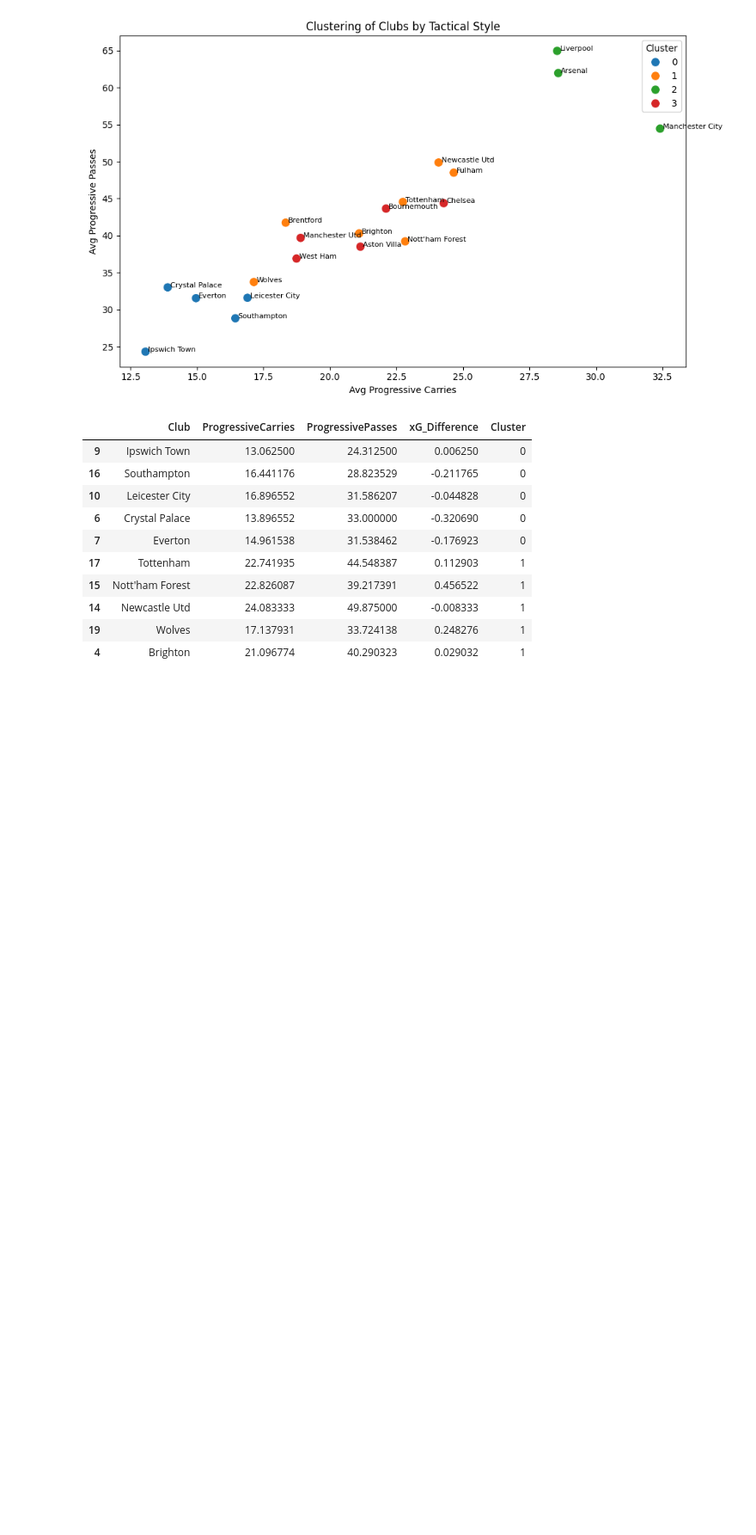
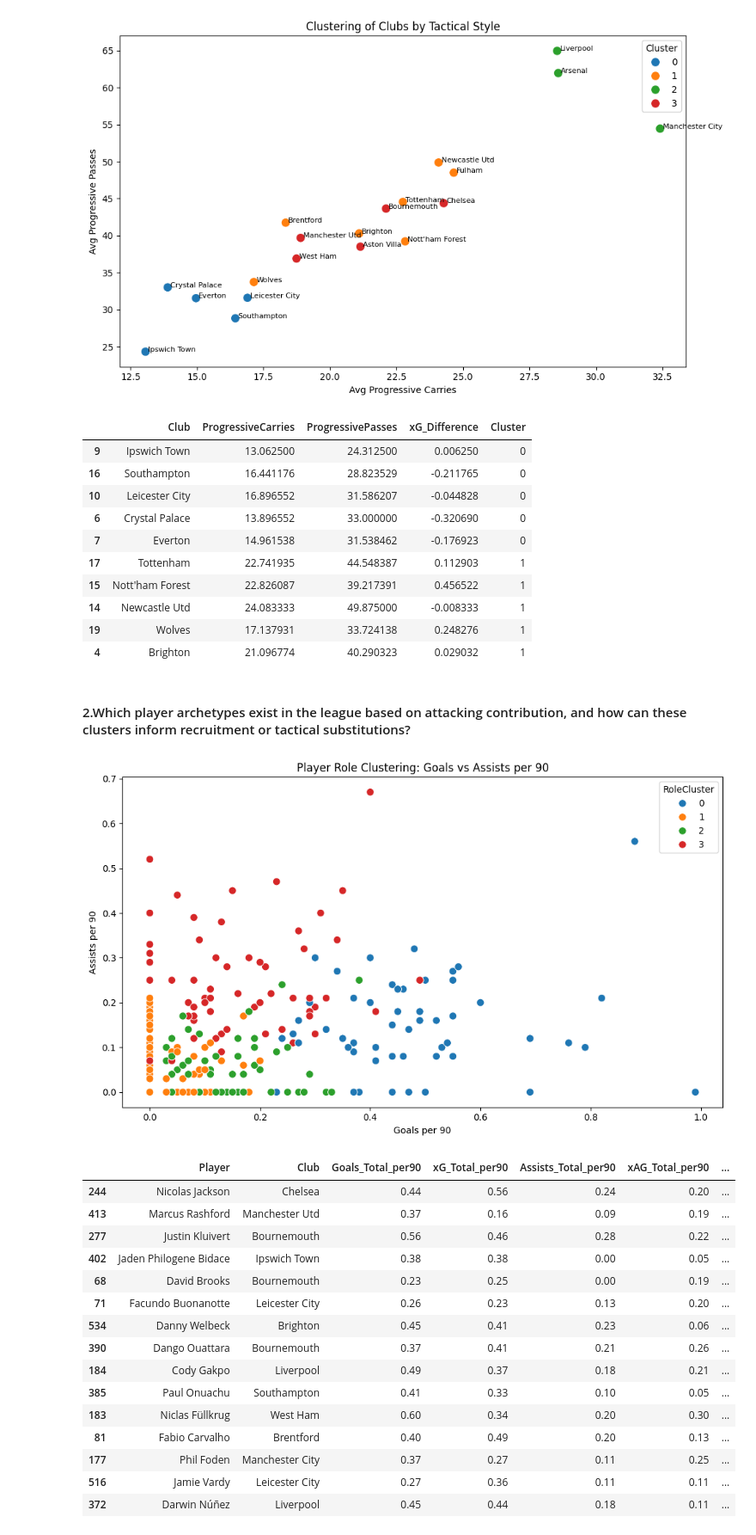
Before and after one commit to AvirukthGT/PremierLeagueAnalysis, a Jupyter notebook: player_analysis.ipynb, the cells around one changed output. Shown at 86% size. Drawn from its saved outputs; the diff is of its cells as text; code cells hidden in the pictures; blank space fills up the shorter version.

```diff
--- a/player_analysis.ipynb
+++ b/player_analysis.ipynb
@@ -513,3 +513,66 @@ style_metrics[['Club', 'ProgressiveCarries', 'ProgressivePasses', 'xG_Difference
 | 14 | Newcastle Utd | 24.083333 | 49.875000 | -0.008333 | 1 |
 | 19 | Wolves | 17.137931 | 33.724138 | 0.248276 | 1 |
 | 4 | Brighton | 21.096774 | 40.290323 | 0.029032 | 1 |
+# %% [markdown]
+#### 2.Which player archetypes exist in the league based on attacking contribution, and how can these clusters inform recruitment or tactical substitutions?
+# %%
+features = [
+    'Goals_Total_per90',
+    'xG_Total_per90',
+    'Assists_Total_per90',
+    'xAG_Total_per90',
+    'ProgressiveCarries',
+    'ProgressivePasses',
+    'GoalConversion',
+    'xG_Difference'
+]
+
+# Filter for players with meaningful minutes
+player_data = df[df['MatchesPlayed_90s'] >= 5].copy()
+X = player_data[features].fillna(0)
+
+# Step 2: Standardize features
+scaler = StandardScaler()
+X_scaled = scaler.fit_transform(X)
+
+# Step 3: KMeans Clustering
+kmeans = KMeans(n_clusters=4, random_state=42, n_init='auto')
+player_data['RoleCluster'] = kmeans.fit_predict(X_scaled)
+
+# Step 4: Visualize roles (2D projection for simplicity)
+plt.figure(figsize=(10, 6))
+sns.scatterplot(
+    data=player_data,
+    x='Goals_Total_per90',
+    y='Assists_Total_per90',
+    hue='RoleCluster',
+    palette='tab10',
+    s=70
+)
+
+plt.title('Player Role Clustering: Goals vs Assists per 90')
+plt.xlabel('Goals per 90')
+plt.ylabel('Assists per 90')
+plt.tight_layout()
+plt.show()
+
+# Optional: View sample of clustered players
+player_data[['Player', 'Club'] + features + ['RoleCluster']].sort_values('RoleCluster').head(15)
+# %% [output]
+[figure, added]
+|  | Player | Club | Goals_Total_per90 | xG_Total_per90 | Assists_Total_per90 | xAG_Total_per90 | ... |
+| 244 | Nicolas Jackson | Chelsea | 0.44 | 0.56 | 0.24 | 0.20 | ... |
+| 413 | Marcus Rashford | Manchester Utd | 0.37 | 0.16 | 0.09 | 0.19 | ... |
+| 277 | Justin Kluivert | Bournemouth | 0.56 | 0.46 | 0.28 | 0.22 | ... |
+| 402 | Jaden Philogene Bidace | Ipswich Town | 0.38 | 0.38 | 0.00 | 0.05 | ... |
+| 68 | David Brooks | Bournemouth | 0.23 | 0.25 | 0.00 | 0.19 | ... |
+| 71 | Facundo Buonanotte | Leicester City | 0.26 | 0.23 | 0.13 | 0.20 | ... |
+| 534 | Danny Welbeck | Brighton | 0.45 | 0.41 | 0.23 | 0.06 | ... |
+| 390 | Dango Ouattara | Bournemouth | 0.37 | 0.41 | 0.21 | 0.26 | ... |
+| 184 | Cody Gakpo | Liverpool | 0.49 | 0.37 | 0.18 | 0.21 | ... |
+| 385 | Paul Onuachu | Southampton | 0.41 | 0.33 | 0.10 | 0.05 | ... |
+| 183 | Niclas Füllkrug | West Ham | 0.60 | 0.34 | 0.20 | 0.30 | ... |
+| 81 | Fabio Carvalho | Brentford | 0.40 | 0.49 | 0.20 | 0.13 | ... |
+| 177 | Phil Foden | Manchester City | 0.37 | 0.27 | 0.11 | 0.25 | ... |
+| 516 | Jamie Vardy | Leicester City | 0.27 | 0.36 | 0.11 | 0.11 | ... |
+| 372 | Darwin Núñez | Liverpool | 0.45 | 0.44 | 0.18 | 0.11 | ... |
```
Also changed, not shown: parts of 1 cell of this notebook.
